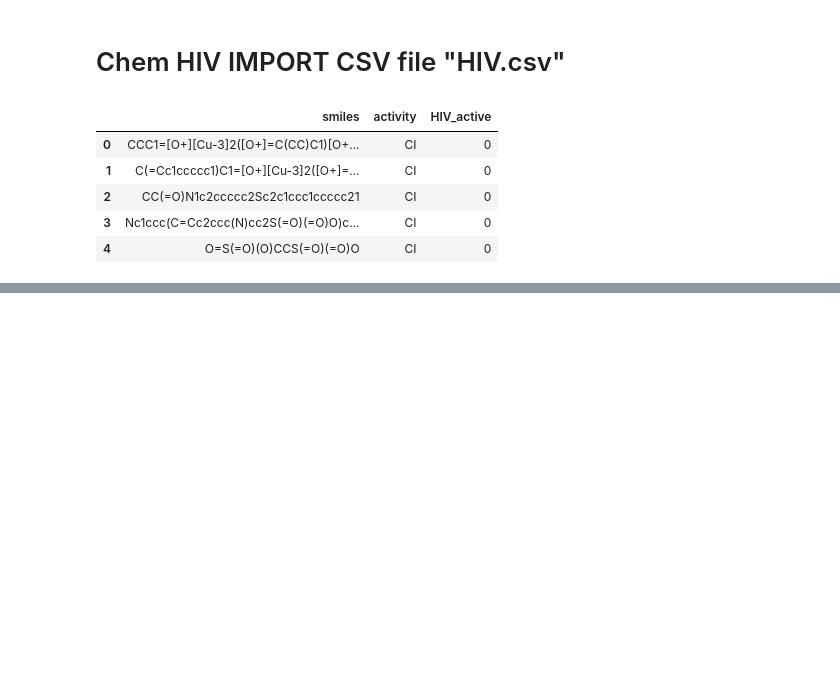
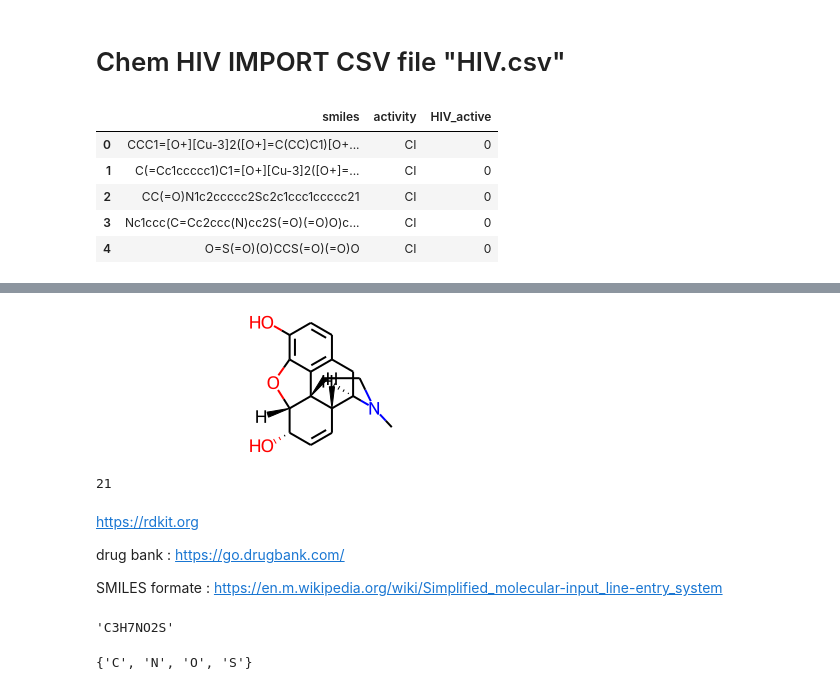
Before and after one commit to mouse-rider/Chemistry_vlab, a Jupyter notebook: Chemistry_Vlab.ipynb, the cells around one changed output, grey strips where cells are left out. Drawn from its saved outputs; the diff is of its cells as text; code cells hidden in the pictures; blank space fills up the shorter version.

```diff
--- a/Chemistry_Vlab.ipynb
+++ b/Chemistry_Vlab.ipynb
@@ -328,2 +329,33 @@ Consider using the `--user` option or check the permissions.
 WARNING: You are using pip version 22.0.4; however, version 22.2.2 is available.
 You should consider upgrading via the 'C:\Users\kishore\AppData\Local\Programs\Python\Python39\python.exe -m pip install --upgrade pip' command.
+# %%
+import requests
+# to download the structure
+morphine_url = "https://go.drugbank.com/structures/small_molecule_drugs/DB00295.mol"
+morphine_mol= requests.get(morphine_url).text
+
+morphine = Chem.MolFromMolBlock(morphine_mol)
+
+morphine
+# %% [output]
+[figure, added]
+# %%
+morphine.GetNumAtoms()
+# %% [output]
+21
+# %% [markdown]
+https://rdkit.org
+
+drug bank : https://go.drugbank.com/
+
+SMILES formate : https://en.m.wikipedia.org/wiki/Simplified_molecular-input_line-entry_system
+# %%
+from rdkit import Chem
+from rdkit.Chem.rdMolDescriptors import CalcMolFormula
+
+# e.g. cysteine
+mol = Chem.MolFromSmiles("C([C@@H](C(=O)O)N)S")
+formula = CalcMolFormula(mol)
+formula
+# %% [output]
+'C3H7NO2S'
@@ -329,0 +368,4 @@ You should consider upgrading via the 'C:\Users\kishore\AppData\Local\Programs\P
+# %%
+hetatms
+# %% [output]
+{'C', 'N', 'O', 'S'}
```
Also changed, not shown: parts of 23 cells of this notebook, 5 other files.
